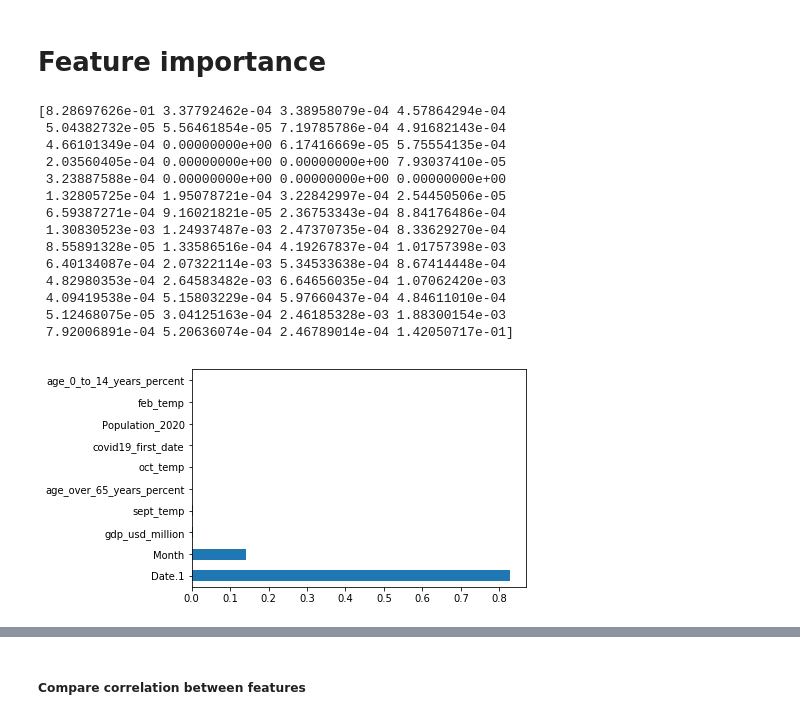
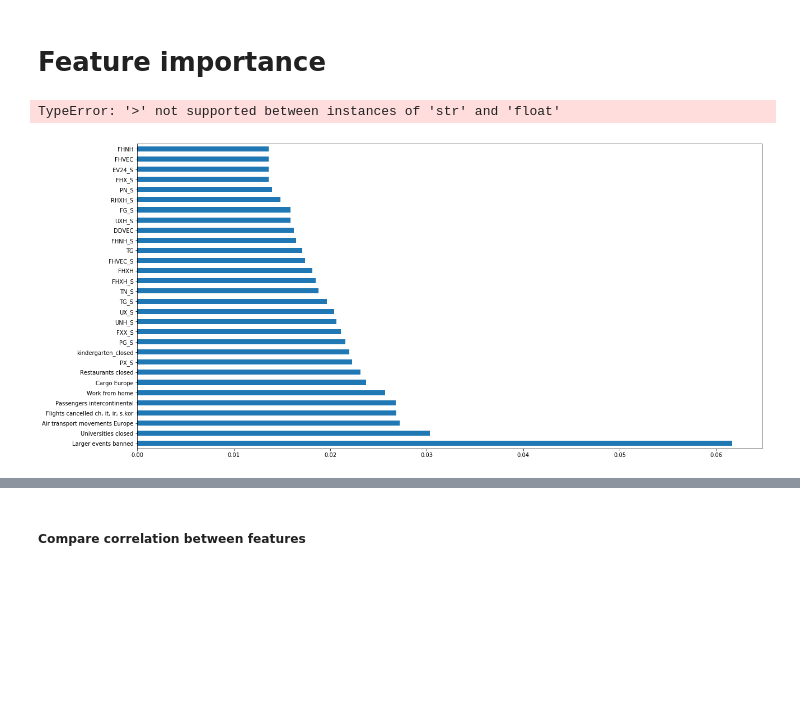
Before and after one commit to zaida-rivai/DMT2020_Group85, a Jupyter notebook: Zaida/Feature engineering - Zaida NL- NEW DATASET.ipynb, the cells around one changed output, grey strips where cells are left out. Drawn from its saved outputs; the diff is of its cells as text; code cells hidden in the pictures; blank space fills up the shorter version.

```diff
--- a/Zaida/Feature engineering - Zaida NL- NEW DATASET.ipynb
+++ b/Zaida/Feature engineering - Zaida NL- NEW DATASET.ipynb
@@ -196,30 +246,36 @@ list(DeathBest[0].iloc[:,0])
+# %%
+columns = np.full((a.shape[0],), True, dtype=bool)
+for i in range(corr.shape[0]):
+    for j in range(i+1, corr.shape[0]):
+        if corr.iloc[i,j] > 0.9:
+            if columns[j]:
+                columns[j] = False
+selected_columns = df.columns[columns]
+dfNew = df[selected_columns]
+dfNew
+# %% [output]
+TypeError: '>' not supported between instances of 'str' and 'float'
+# %%
+labels = df.iloc[:,3:]
+targetC = df.iloc[:,0]
+targetD = df.iloc[:,1]
+targetR = df.iloc[:,2]
+X,y = labels,targetD
 # %%
 import pandas as pd
 import numpy as np
 from sklearn.ensemble import ExtraTreesClassifier
 import matplotlib.pyplot as plt
 
+fig, ax = plt.subplots(figsize=(20, 10))
+
 model = ExtraTreesClassifier()
 model.fit(X,y)
-print(model.feature_importances_) #use inbuilt class feature_importances of tree based classifiers
+# print(model.feature_importances_) #use inbuilt class feature_importances of tree based classifiers
 #plot graph of feature importances for better visualization
 feat_importances = pd.Series(model.feature_importances_, index=X.columns)
-feat_importances.nlargest(10).plot(kind='barh')
+feat_importances.nlargest(30).plot(kind='barh')
 plt.show()
 # %% [output]
-[8.28697626e-01 3.37792462e-04 3.38958079e-04 4.57864294e-04
- 5.04382732e-05 5.56461854e-05 7.19785786e-04 4.91682143e-04
- 4.66101349e-04 0.00000000e+00 6.17416669e-05 5.75554135e-04
- 2.03560405e-04 0.00000000e+00 0.00000000e+00 7.93037410e-05
- 3.23887588e-04 0.00000000e+00 0.00000000e+00 0.00000000e+00
- 1.32805725e-04 1.95078721e-04 3.22842997e-04 2.54450506e-05
- 6.59387271e-04 9.16021821e-05 2.36753343e-04 8.84176486e-04
- 1.30830523e-03 1.24937487e-03 2.47370735e-04 8.33629270e-04
- 8.55891328e-05 1.33586516e-04 4.19267837e-04 1.01757398e-03
- 6.40134087e-04 2.07322114e-03 5.34533638e-04 8.67414448e-04
- 4.82980353e-04 2.64583482e-03 6.64656035e-04 1.07062420e-03
- 4.09419538e-04 5.15803229e-04 5.97660437e-04 4.84611010e-04
- 5.12468075e-05 3.04125163e-04 2.46185328e-03 1.88300154e-03
- 7.92006891e-04 5.20636074e-04 2.46789014e-04 1.42050717e-01]
-[figure, old version]
+[figure, new version]
 # %%
```
Also changed, not shown: parts of 46 cells of this notebook, 3 other files.
